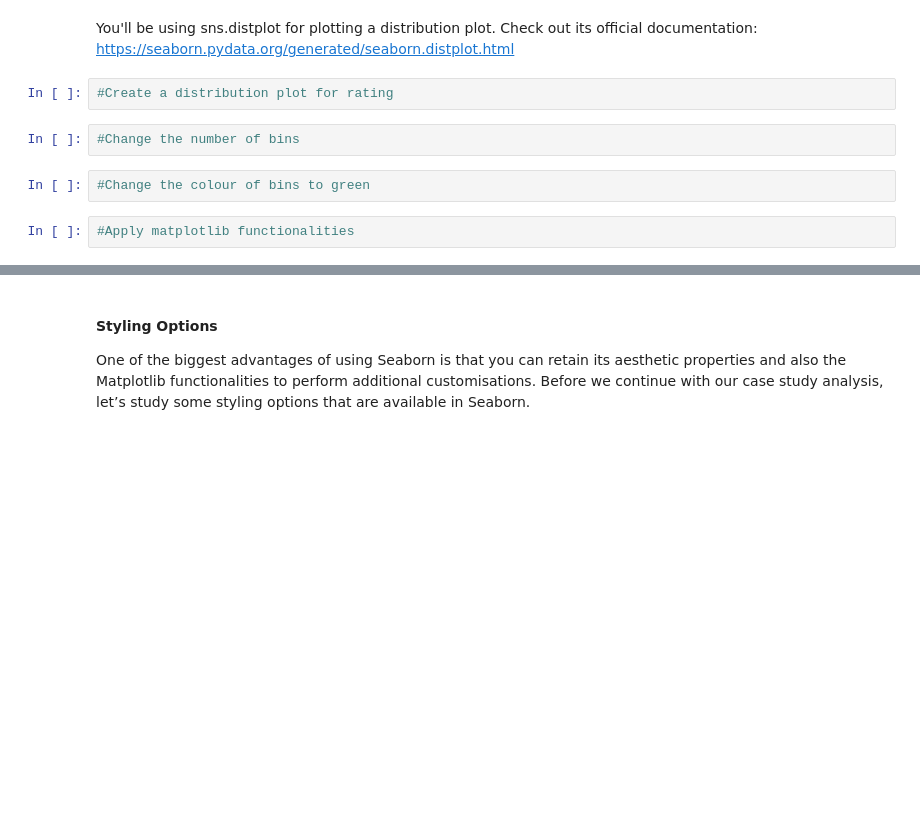
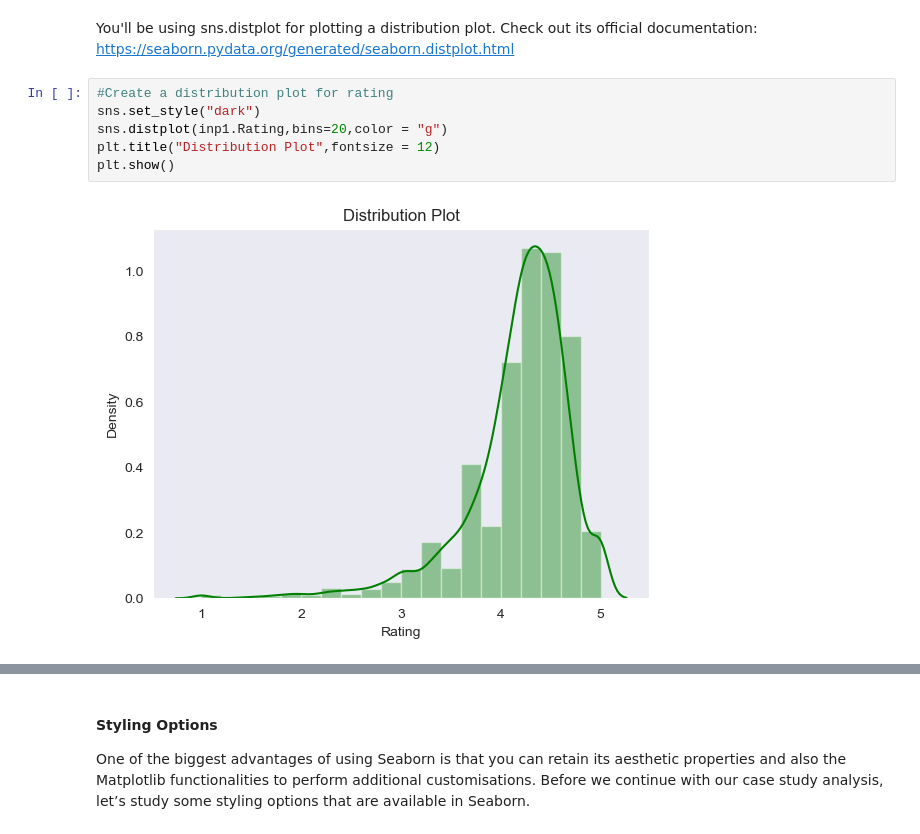
Before and after one commit to Nishanthfiona/DataScience, a Jupyter notebook: Upgrad/Course_1_Datatoolkit/Data Visualization Case Study/Data Visualisation in Python - Case Study.ipynb, the cells around one changed output, grey strips where cells are left out. Drawn from its saved outputs; the diff is of its cells as text; blank space fills up the shorter version.

```diff
--- a/Upgrad/Course_1_Datatoolkit/Data Visualization Case Study/Data Visualisation in Python - Case Study.ipynb
+++ b/Upgrad/Course_1_Datatoolkit/Data Visualization Case Study/Data Visualisation in Python - Case Study.ipynb
@@ -808,11 +843,11 @@ The following is an example of a distribution plot. Notice that now instead of f
 ![Distplot](images\Distplot.png)
 # %% [markdown]
 You'll be using sns.distplot for plotting a distribution plot. Check out its official documentation: https://seaborn.pydata.org/generated/seaborn.distplot.html
-# %%
-#Create a distribution plot for rating
-# %%
-#Change the number of bins
-# %%
-#Change the colour of bins to green
-# %%
-#Apply matplotlib functionalities
+# %%
+#Create a distribution plot for rating
+sns.set_style("dark")
+sns.distplot(inp1.Rating,bins=20,color = "g")
+plt.title("Distribution Plot",fontsize = 12)
+plt.show()
+# %% [output]
+[figure, added]
```
Also changed, not shown: parts of 100 cells of this notebook.
